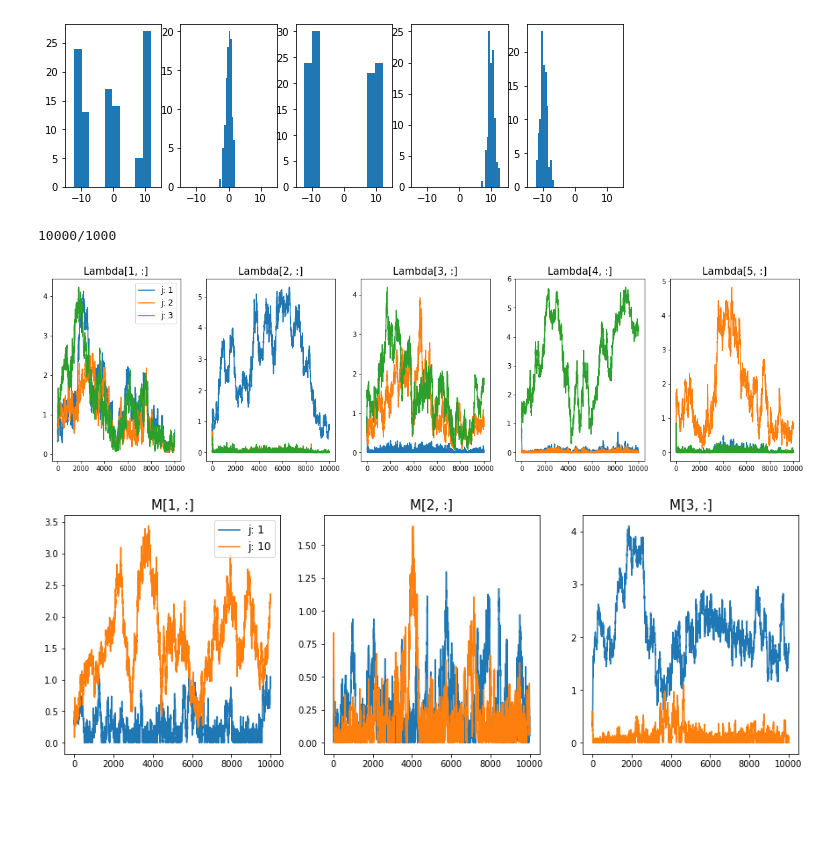
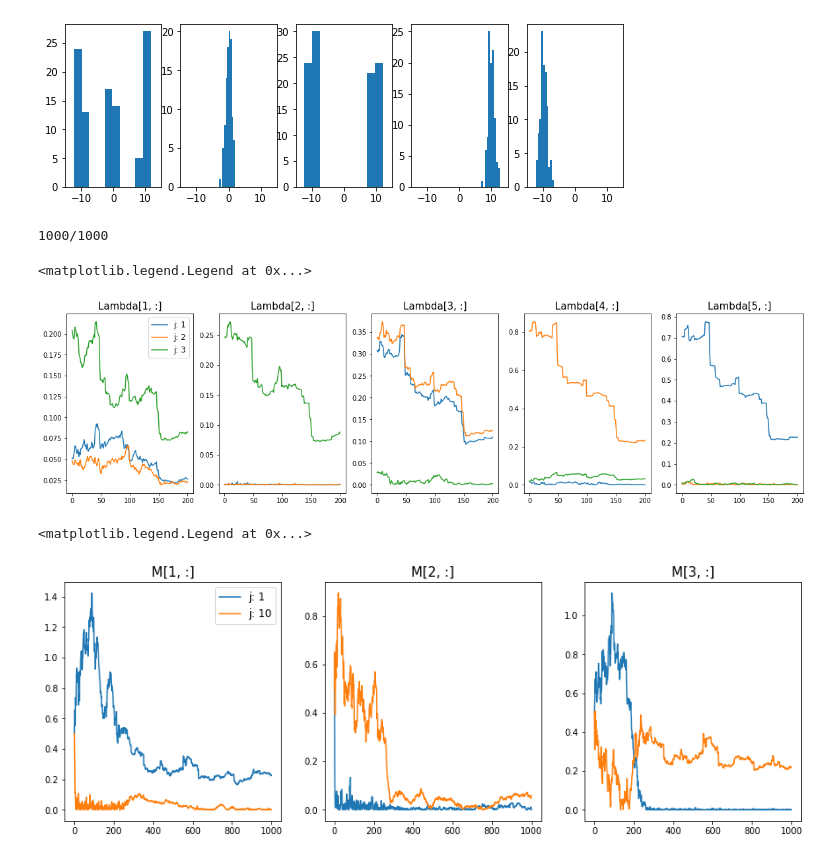
Before and after one commit to mberaha/nrmifactors, a Jupyter notebook: Preliminary Simulation.ipynb, the cells around one changed output. Saved outputs shown, nothing was run; the diff lists cells and outputs as text; code cells hidden in the pictures; blank space fills up the shorter version.

```diff
--- a/Preliminary Simulation.ipynb
+++ b/Preliminary Simulation.ipynb
@@ -40,7 +40,7 @@ for i in range(ngroups):
 # %% [output]
 [figure]
 # %%
-natoms = 30
+natoms = 10
 nlat = 3
 
 # initialize stuff
@@ -72,39 +72,42 @@ prior = priors.NrmiFacPrior(
 # %%
 from copy import deepcopy
 
+
 states = [deepcopy(state)]
-for i in range(10000):
+for i in range(1000):
     print("\r{0}/{1}".format(i+1, 1000), flush=True, end=" ")
     #print(state.m[1, 2])
+
     state, key = algo.run_one_step(state, data, prior, key)
     states.append(deepcopy(state))
 # %% [output]
-10000/1000
+1000/1000
 # %%
-#plt.plot([x.m[1, 2] for x in states[15000:]])
 fig, axes = plt.subplots(nrows=1, ncols=5, figsize=(20, 5))
 
 for i in range(ngroups):
     for j in range(nlat):
-        axes[i].plot([x.lam[i, j] for x in states], label="j: {0}".format(j + 1))
+        axes[i].plot([x.lam[i, j] for x in states[800:]], label="j: {0}".format(j + 1))
 
     axes[i].set_title("Lambda[{0}, :]".format(i+1), fontsize=15)
 
 axes[0].legend(fontsize=12)
 
-plt.savefig("prelimilary_simu/traceplot_lambda.pdf", bbox_inches="tight")
+#plt.savefig("prelimilary_simu/traceplot_lambda.pdf", bbox_inches="tight")
 # %% [output]
+<matplotlib.legend.Legend at 0x...>
-[figure, old version]
+[figure, new version]
 # %%
 fig, axes = plt.subplots(nrows=1, ncols=3, figsize=(15, 5))
 
 for i in range(nlat):
     axes[i].plot([x.m[i, 0] for x in states], label="j: {0}".format(1))
-    axes[i].plot([x.m[i, 10] for x in states], label="j: {0}".format(10))
+    axes[i].plot([x.m[i, 1] for x in states], label="j: {0}".format(10))
     axes[i].set_title("M[{0}, :]".format(i+1), fontsize=15)
 
 axes[0].legend(fontsize=12)
-plt.savefig("prelimilary_simu/traceplot_m.pdf", bbox_inches="tight")
+# plt.savefig("prelimilary_simu/traceplot_m.pdf", bbox_inches="tight")
 # %% [output]
+<matplotlib.legend.Legend at 0x...>
-[figure, old version]
+[figure, new version]
 # %%
```
Also changed, not shown: parts of 12 cells of this notebook, 3 other files.
